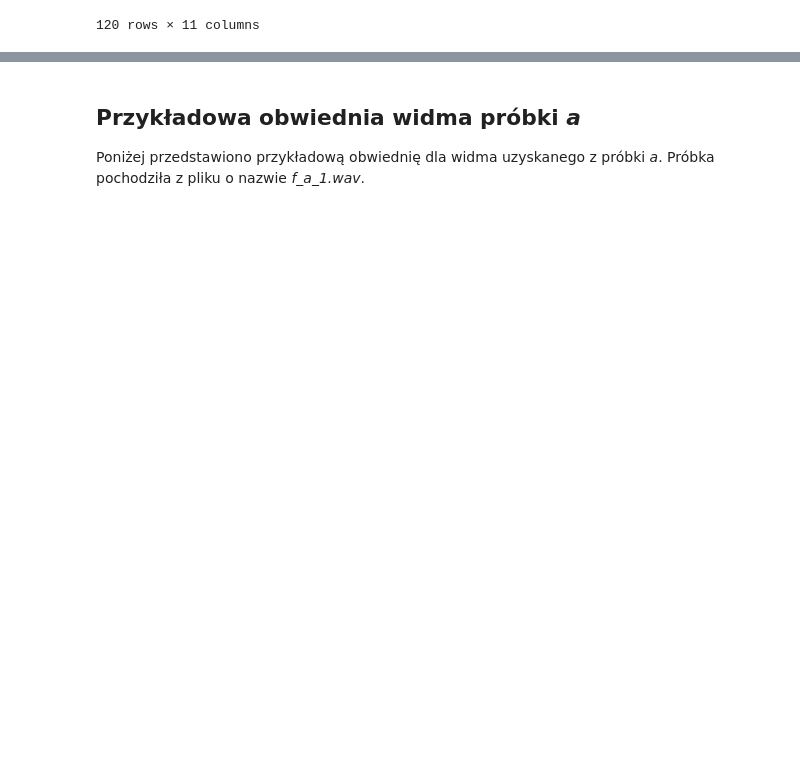
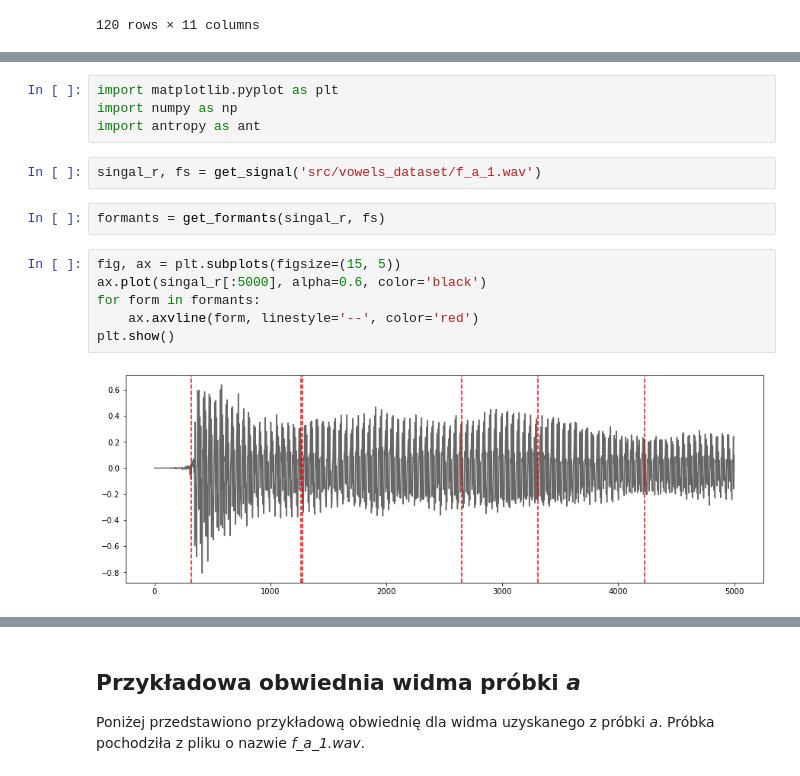
Before and after one commit to kiziebar/Vowel-sounds, a Jupyter notebook: example.ipynb, the cells around one changed output, grey strips where cells are left out. Drawn from its saved outputs; the diff is of its cells as text; blank space fills up the shorter version.

```diff
--- a/example.ipynb
+++ b/example.ipynb
@@ -26,0 +31,16 @@ df
+# %%
+import matplotlib.pyplot as plt
+import numpy as np
+import antropy as ant
+# %%
+singal_r, fs = get_signal('src/vowels_dataset/f_a_1.wav')
+# %%
+formants = get_formants(singal_r, fs)
+# %%
+fig, ax = plt.subplots(figsize=(15, 5))
+ax.plot(singal_r[:5000], alpha=0.6, color='black')
+for form in formants:
+    ax.axvline(form, linestyle='--', color='red')
+plt.show()
+# %% [output]
+[figure, added]
```
Also changed, not shown: parts of 5 cells of this notebook.
